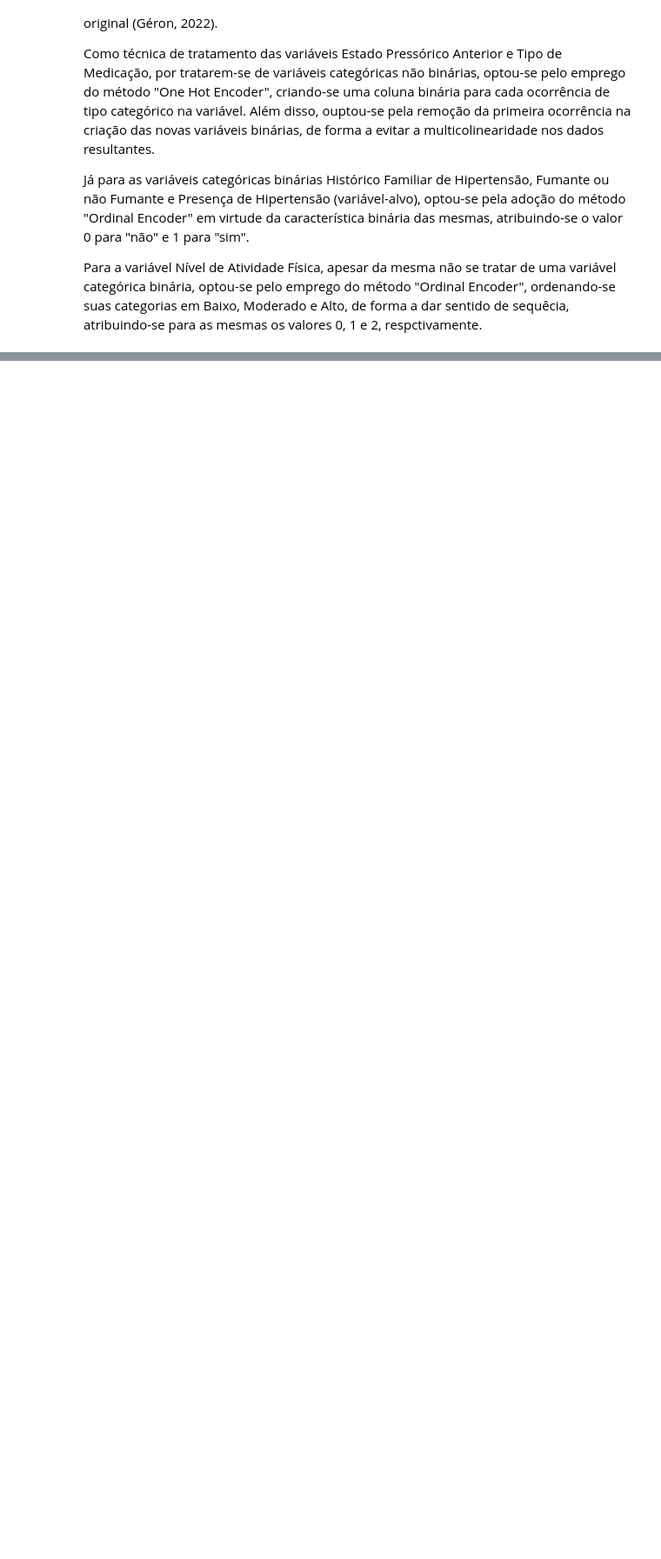
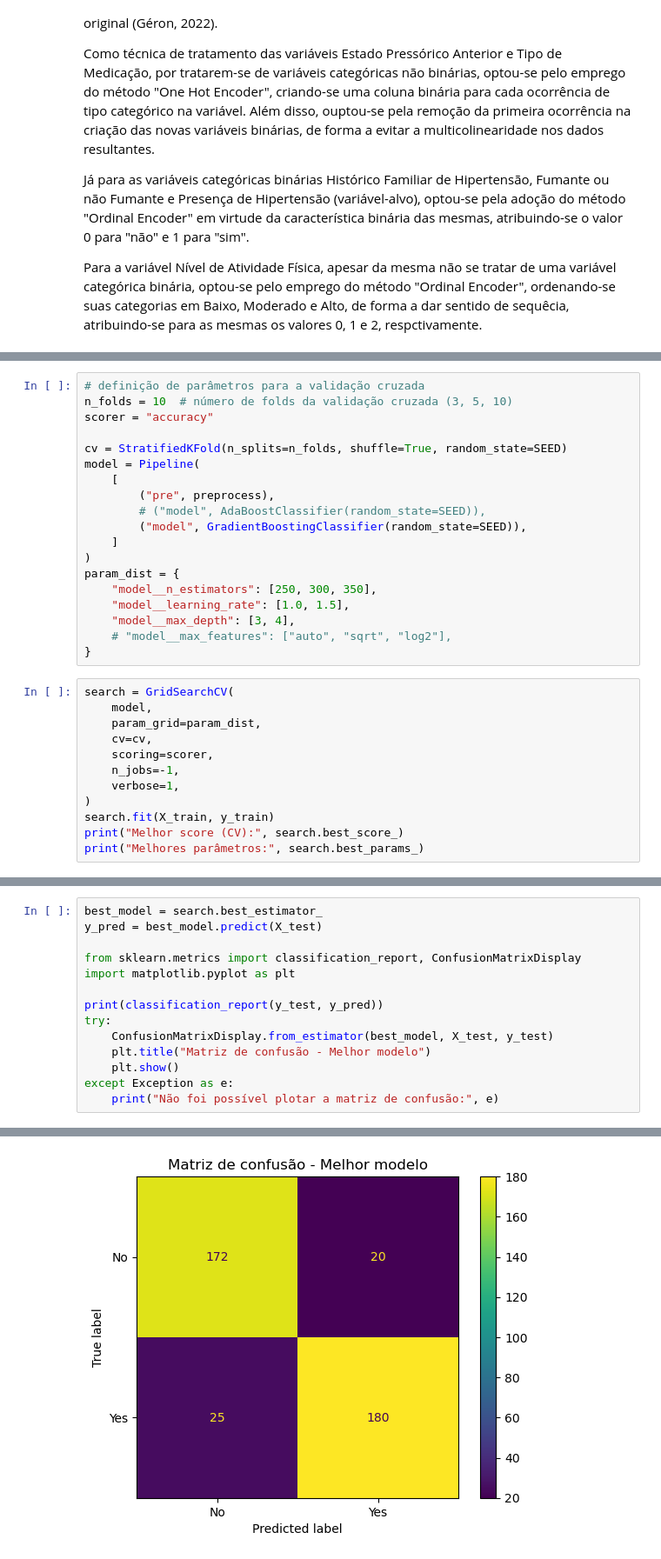
Before and after one commit to rogerioferreira/MVP-Machine_Learning-PUC-RIO, a Jupyter notebook: notebooks/hypertension_prediction.ipynb, the cells around one changed output, grey strips where cells are left out. Shown at 87% size. Cells and saved outputs as stored; diff of their text form; blank space fills up the shorter version.

Commit message:
alteração do notebook para uso de pipeline

```diff
--- a/notebooks/hypertension_prediction.ipynb
+++ b/notebooks/hypertension_prediction.ipynb
@@ -735,0 +601,31 @@ else:
+# %%
+# definição de parâmetros para a validação cruzada
+n_folds = 10  # número de folds da validação cruzada (3, 5, 10)
+scorer = "accuracy"
+
+cv = StratifiedKFold(n_splits=n_folds, shuffle=True, random_state=SEED)
+model = Pipeline(
+    [
+        ("pre", preprocess),
+        # ("model", AdaBoostClassifier(random_state=SEED)),
+        ("model", GradientBoostingClassifier(random_state=SEED)),
+    ]
+)
+param_dist = {
+    "model__n_estimators": [250, 300, 350],
+    "model__learning_rate": [1.0, 1.5],
+    "model__max_depth": [3, 4],
+    # "model__max_features": ["auto", "sqrt", "log2"],
+}
+# %%
+search = GridSearchCV(
+    model,
+    param_grid=param_dist,
+    cv=cv,
+    scoring=scorer,
+    n_jobs=-1,
+    verbose=1,
+)
+search.fit(X_train, y_train)
+print("Melhor score (CV):", search.best_score_)
+print("Melhores parâmetros:", search.best_params_)
@@ -735,0 +638,15 @@ else:
+# %%
+best_model = search.best_estimator_
+y_pred = best_model.predict(X_test)
+
+from sklearn.metrics import classification_report, ConfusionMatrixDisplay
+import matplotlib.pyplot as plt
+
+print(classification_report(y_test, y_pred))
+try:
+    ConfusionMatrixDisplay.from_estimator(best_model, X_test, y_test)
+    plt.title("Matriz de confusão - Melhor modelo")
+    plt.show()
+except Exception as e:
+    print("Não foi possível plotar a matriz de confusão:", e)
+# %% [output]
@@ -736,3 +661,4 @@ else:
+[figure, added]
 # %% [markdown]
 ## Referências
 
```
Also changed, not shown: parts of 42 cells of this notebook, 1 other file.
